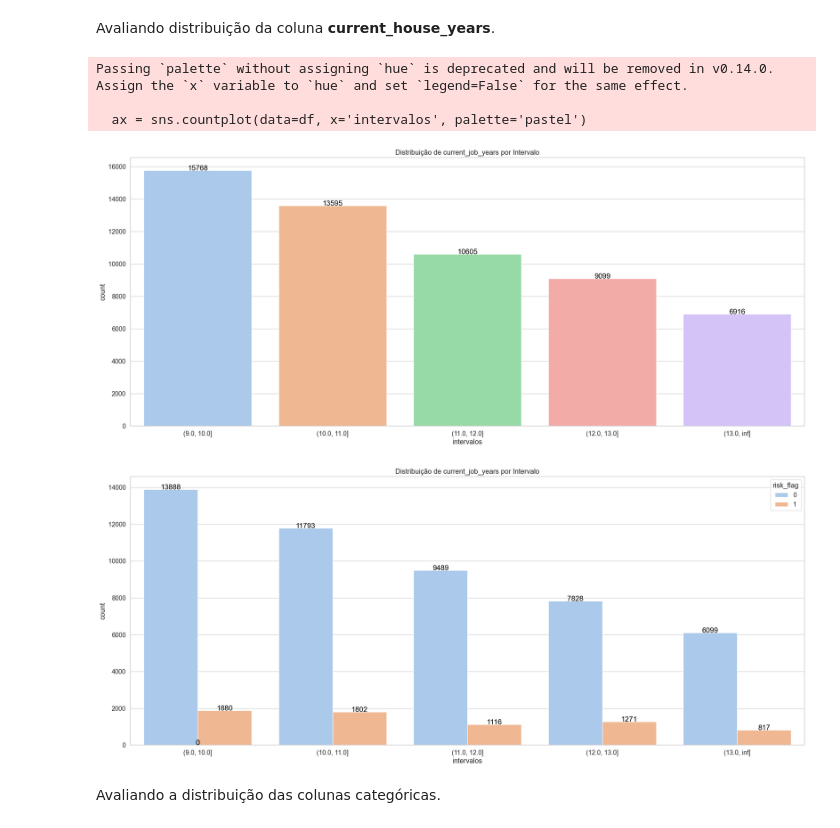
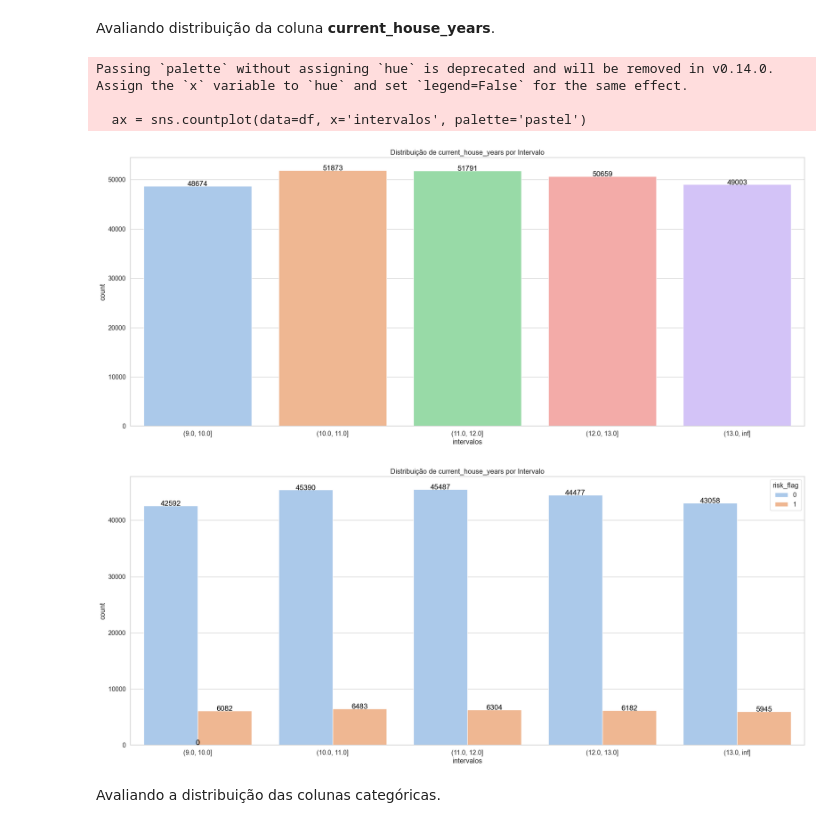
Before and after one commit to GabriellyAnisio/ML_credit_risk_classification, a Jupyter notebook: 1. data_explore_preprocessing.ipynb, the cells around one changed output. Saved outputs shown, nothing was run; the diff lists cells and outputs as text; code cells hidden in the pictures.

```diff
--- a/1. data_explore_preprocessing.ipynb
+++ b/1. data_explore_preprocessing.ipynb
@@ -219,17 +221,17 @@ Passing `palette` without assigning `hue` is deprecated and will be removed in v
 # %% [markdown]
 Avaliando distribuição da coluna **current_house_years**.
 # %%
-column = 'current_job_years'
+column = 'current_house_years'
 interval = list(range(9, 14, 1)) + [float('inf')]
 
 plot_column(df, column, interval)
 plot_column(df, column, interval, include_risk=True)
 # %% [output]
 Passing `palette` without assigning `hue` is deprecated and will be removed in v0.14.0. Assign the `x` variable to `hue` and set `legend=False` for the same effect.
 
   ax = sns.countplot(data=df, x='intervalos', palette='pastel')
-[figure, old version]
+[figure, new version]
-[figure, old version]
+[figure, new version]
 # %% [markdown]
 Avaliando a distribuição das colunas categóricas.
 # %%
```
Also changed, not shown: parts of 38 cells of this notebook, 2 other files.
